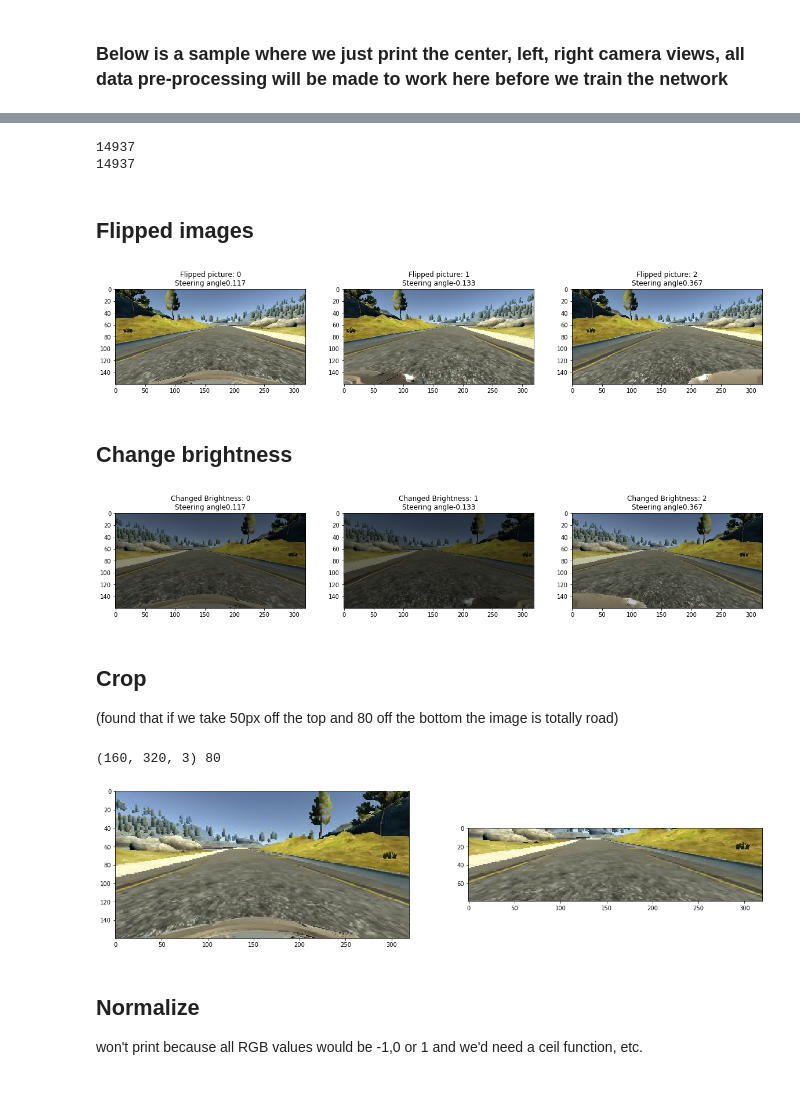
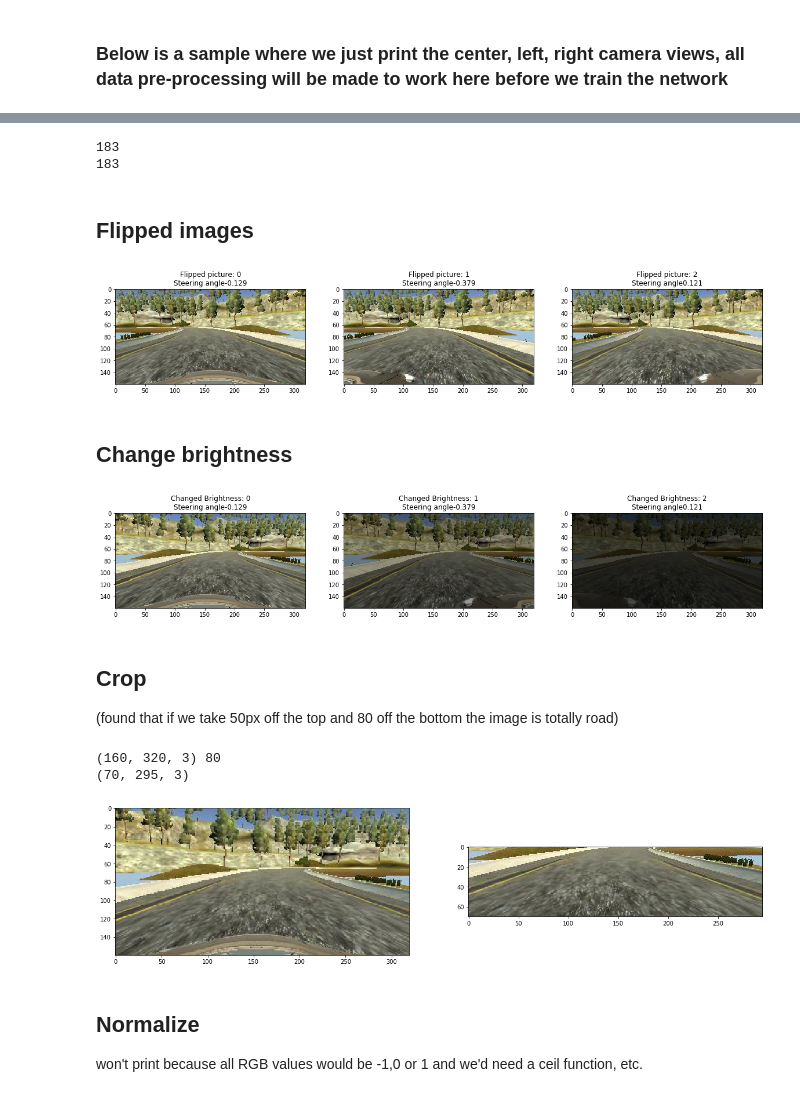
Before and after one commit to leclair-7/CarND-Behavioral-Cloning-P3, a Jupyter notebook: Preprocessing-Concepts.ipynb, the cells around one changed output, grey strips where cells are left out. Saved outputs shown, nothing was run; the diff lists cells and outputs as text; code cells hidden in the pictures.

```diff
--- a/Preprocessing-Concepts.ipynb
+++ b/Preprocessing-Concepts.ipynb
@@ -27,14 +27,15 @@ def readDataIn(data):
     steering_angles = []
 
     for i in range(1,len(data)):
-
+        if i > 100:
+            break
         data_point = data[i]
 
         name = './data/IMG/'+ data_point[0].split('/')[-1]
         left = './data/IMG/'+ data_point[1].split('/')[-1]
         righ = './data/IMG/'+ data_point[2].split('/')[-1]
 
-        print(len(images), name)
+        #print(len(images), name)
         if name == "./data/IMG/center":
             continue
 
@@ -91,8 +76,8 @@ for i in range(3):
 print( len(images) )
 print(len(steering_angles) )
 # %% [output]
-14937
-14937
+183
+183
 # %% [markdown]
 ## Flipped images
 # %%
@@ -112,7 +97,7 @@ for i in range(3):
     plt.title(title, wrap=True)
     plt.imshow(flipped_images[i])
 # %% [output]
-[figure, old version]
+[figure, new version]
 # %% [markdown]
 ## Change brightness
 # %%
@@ -140,42 +125,45 @@ for i in range(3):
     plt.title(title, wrap=True)
     plt.imshow(brightness_changed[i])
 # %% [output]
-[figure, old version]
+[figure, new version]
 # %% [markdown]
 ## Crop
 (found that if we take 50px off the top and 80 off the bottom the image is  totally road)
 # %%
 import cv2
 
 def cropImage(img):
 
     # top to cut off, bottom to cut off
-    x,w = 0,img.shape[1]
+    x,w = 25,img.shape[1]-25
 
     #left to cut off, right to cut off
-    y,h = 50, (img.shape[0] - 80)
+    y,h = 65, (img.shape[0] - 90)
     crop_img = np.copy(img[y:y+h, x:x+w])
     return crop_img
 
 img = images[0]
 print(img.shape, img.shape[0] - 80)
 
 crop_img = cropImage(img)
+
+print(crop_img.shape)
 
 def printTwoImages(img, changed_img):
     plt.figure(figsize=(20, 25))
 
     for i,v in enumerate([img,changed_img]):
         plt.subplot(1, 2, i+1)
         plt.imshow(v)
         '''
         plt.subplot(1, 2, 2)
         plt.imshow(changed_img)
         '''
 printTwoImages(img, crop_img)
 # %% [output]
 (160, 320, 3) 80
+(70, 295, 3)
-[figure, old version]
+[figure, new version]
 # %% [markdown]
 ## Normalize
 won't print because all RGB values would be -1,0 or 1 and we'd need a ceil function, etc.
```
Also changed, not shown: parts of 5 cells of this notebook, 2 other files.
